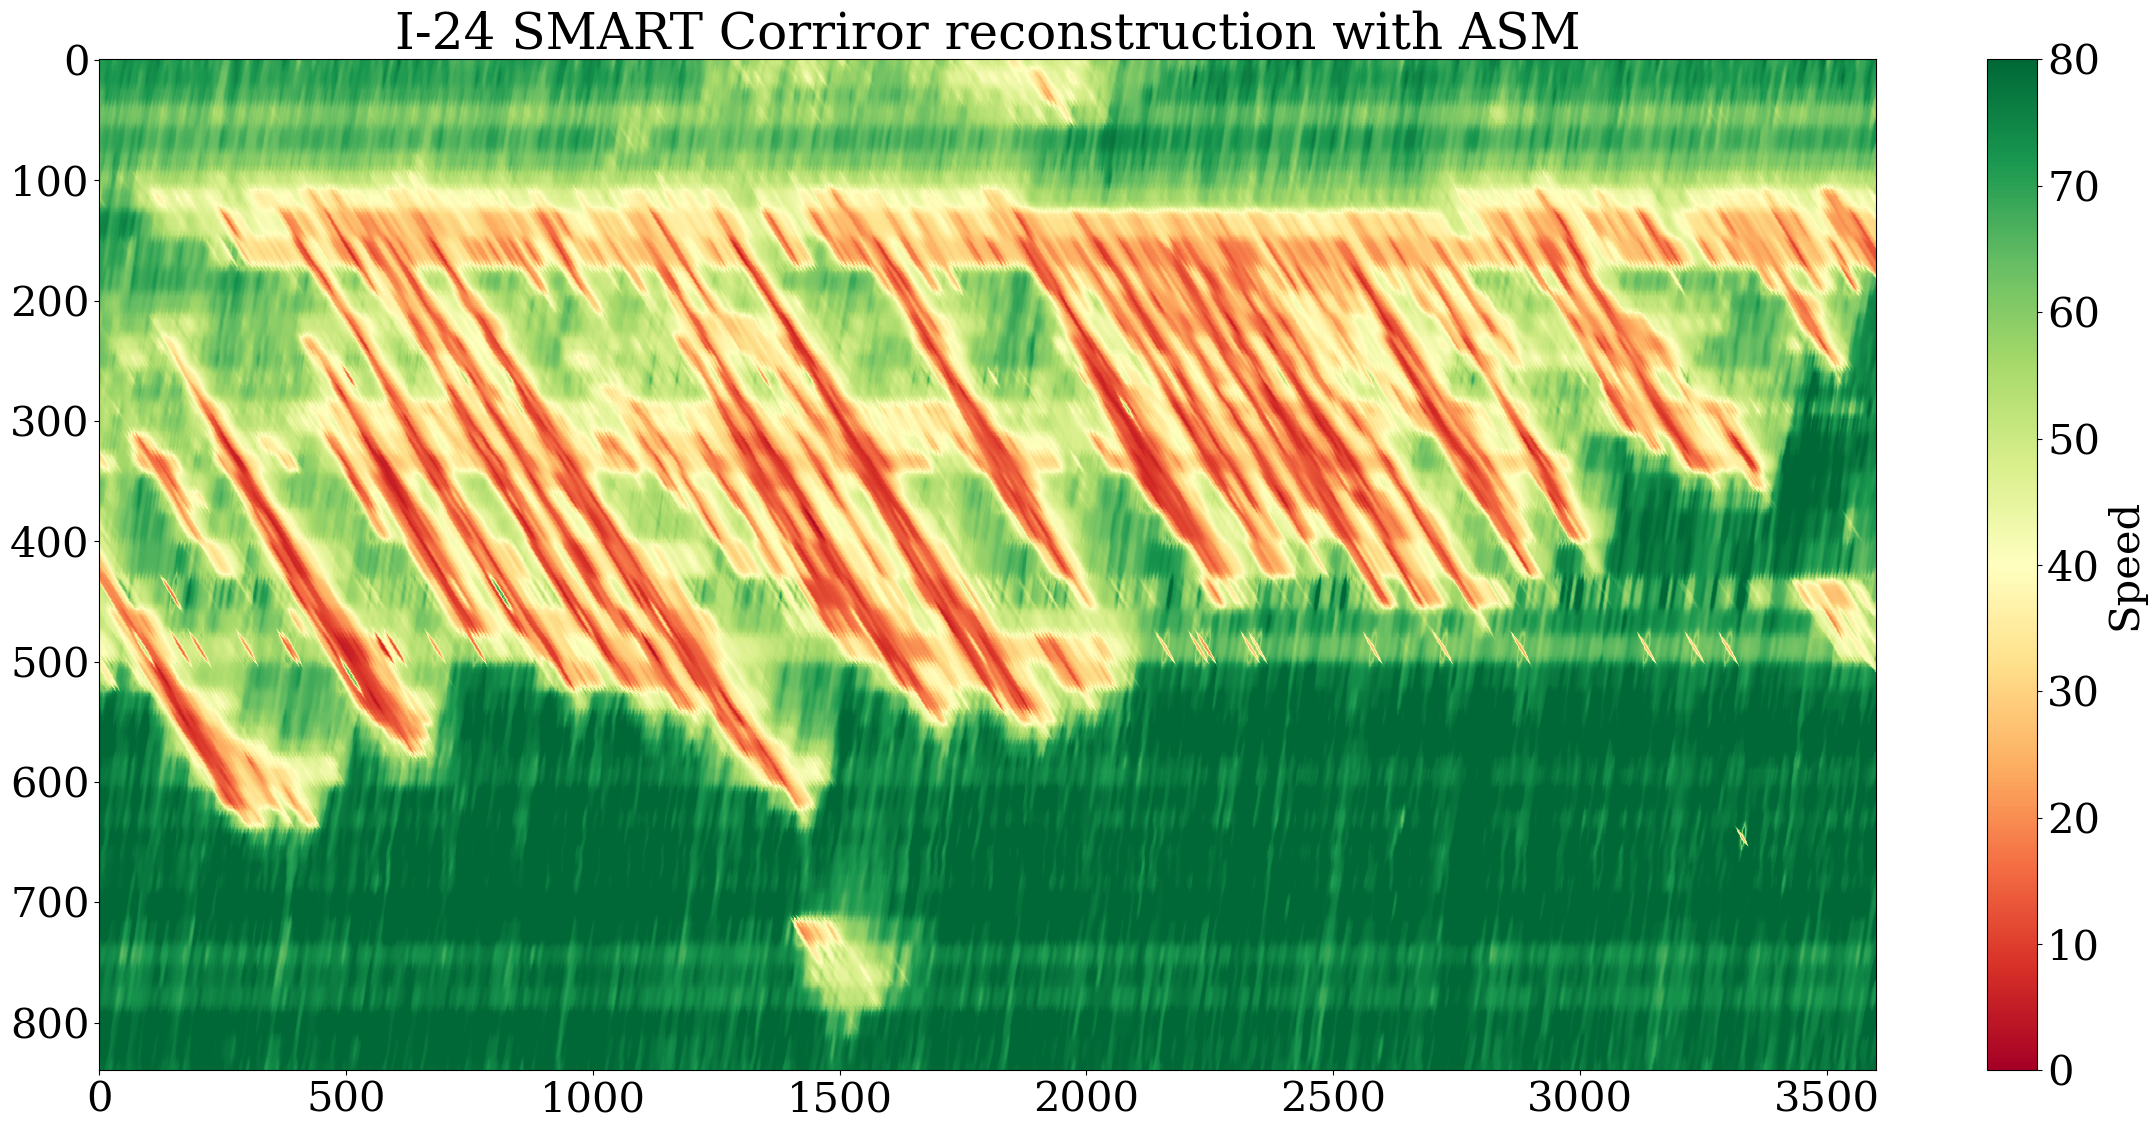
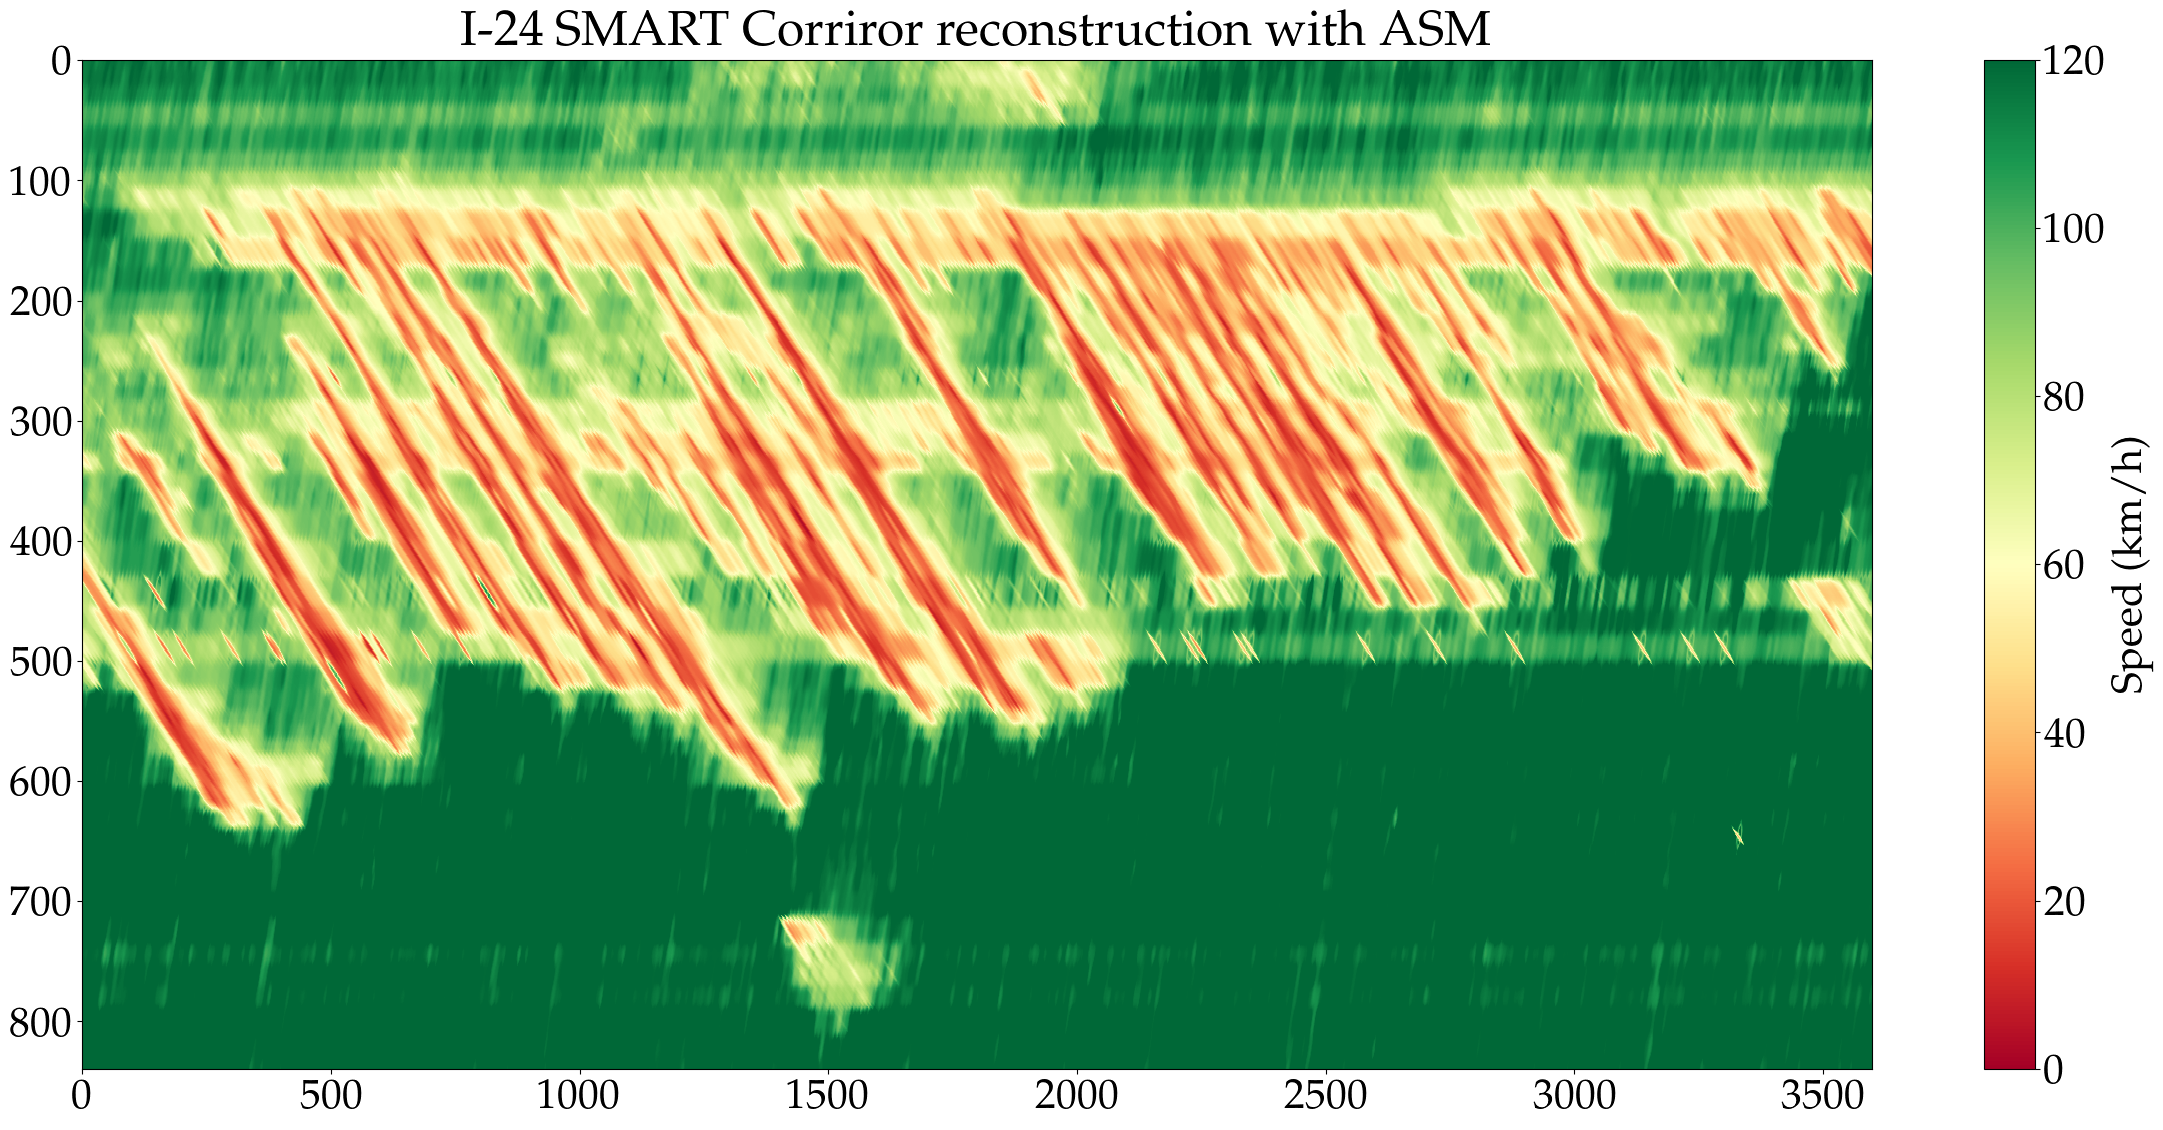
Code edit (unified diff) that turned the first committed figure into the second:
--- before
+++ after
@@ -1,6 +1,7 @@
 plt.figure(figsize=(24, 12))
 plt.rcParams.update({'font.size': 30, 'font.family': 'serif'})
-plt.imshow(calibrated_asm_speed, cmap='RdYlGn', interpolation='nearest', origin='lower',vmin=0, vmax=80, aspect='auto')
-plt.colorbar(label='Speed')
+plt.imshow(MILE_TO_KM * calibrated_asm_speed, cmap='RdYlGn', interpolation='nearest', origin='lower',
+           vmin=0, vmax=120, aspect='auto')
+plt.colorbar(label='Speed (km/h)')
 plt.title('I-24 SMART Corriror reconstruction with ASM')
 plt.tight_layout()

Commit: Update